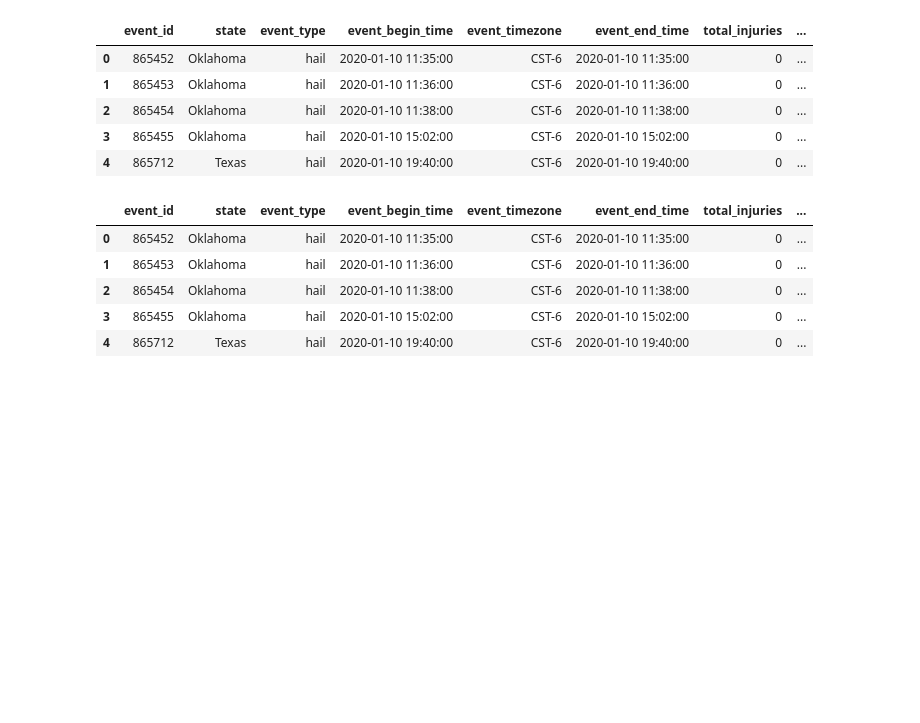
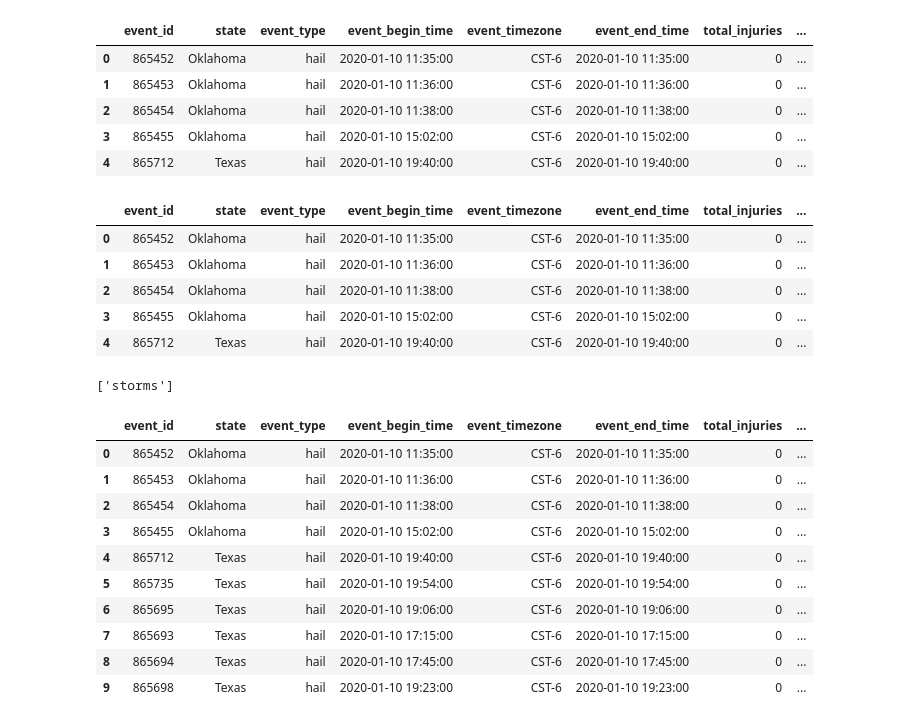
Before and after one commit to nfcresta/project-storm, a Jupyter notebook: Project_storm_datacleanup.ipynb, the cells around one changed output. Cells and saved outputs as stored; diff of their text form; code cells hidden in the pictures; blank space fills up the shorter version.

```diff
--- a/Project_storm_datacleanup.ipynb
+++ b/Project_storm_datacleanup.ipynb
@@ -169 +190,5 @@ conn = "postgres:postgres@localhost:5432/ETLproject"
 engine = create_engine(f'postgresql://{conn}')
+# %%
+engine.table_names()
+# %% [output]
+['storms']
@@ -169,0 +197,15 @@ engine = create_engine(f'postgresql://{conn}')
+# %%
+#Run a query
+pd.read_sql_query('select * from storms limit 10', con = engine)
+# %% [output]
+|  | event_id | state | event_type | event_begin_time | event_timezone | event_end_time | total_injuries | ... |
+| 0 | 865452 | Oklahoma | hail | 2020-01-10 11:35:00 | CST-6 | 2020-01-10 11:35:00 | 0 | ... |
+| 1 | 865453 | Oklahoma | hail | 2020-01-10 11:36:00 | CST-6 | 2020-01-10 11:36:00 | 0 | ... |
+| 2 | 865454 | Oklahoma | hail | 2020-01-10 11:38:00 | CST-6 | 2020-01-10 11:38:00 | 0 | ... |
+| 3 | 865455 | Oklahoma | hail | 2020-01-10 15:02:00 | CST-6 | 2020-01-10 15:02:00 | 0 | ... |
+| 4 | 865712 | Texas | hail | 2020-01-10 19:40:00 | CST-6 | 2020-01-10 19:40:00 | 0 | ... |
+| 5 | 865735 | Texas | hail | 2020-01-10 19:54:00 | CST-6 | 2020-01-10 19:54:00 | 0 | ... |
+| 6 | 865695 | Texas | hail | 2020-01-10 19:06:00 | CST-6 | 2020-01-10 19:06:00 | 0 | ... |
+| 7 | 865693 | Texas | hail | 2020-01-10 17:15:00 | CST-6 | 2020-01-10 17:15:00 | 0 | ... |
+| 8 | 865694 | Texas | hail | 2020-01-10 17:45:00 | CST-6 | 2020-01-10 17:45:00 | 0 | ... |
+| 9 | 865698 | Texas | hail | 2020-01-10 19:23:00 | CST-6 | 2020-01-10 19:23:00 | 0 | ... |
```
Also changed, not shown: parts of 4 cells of this notebook.
